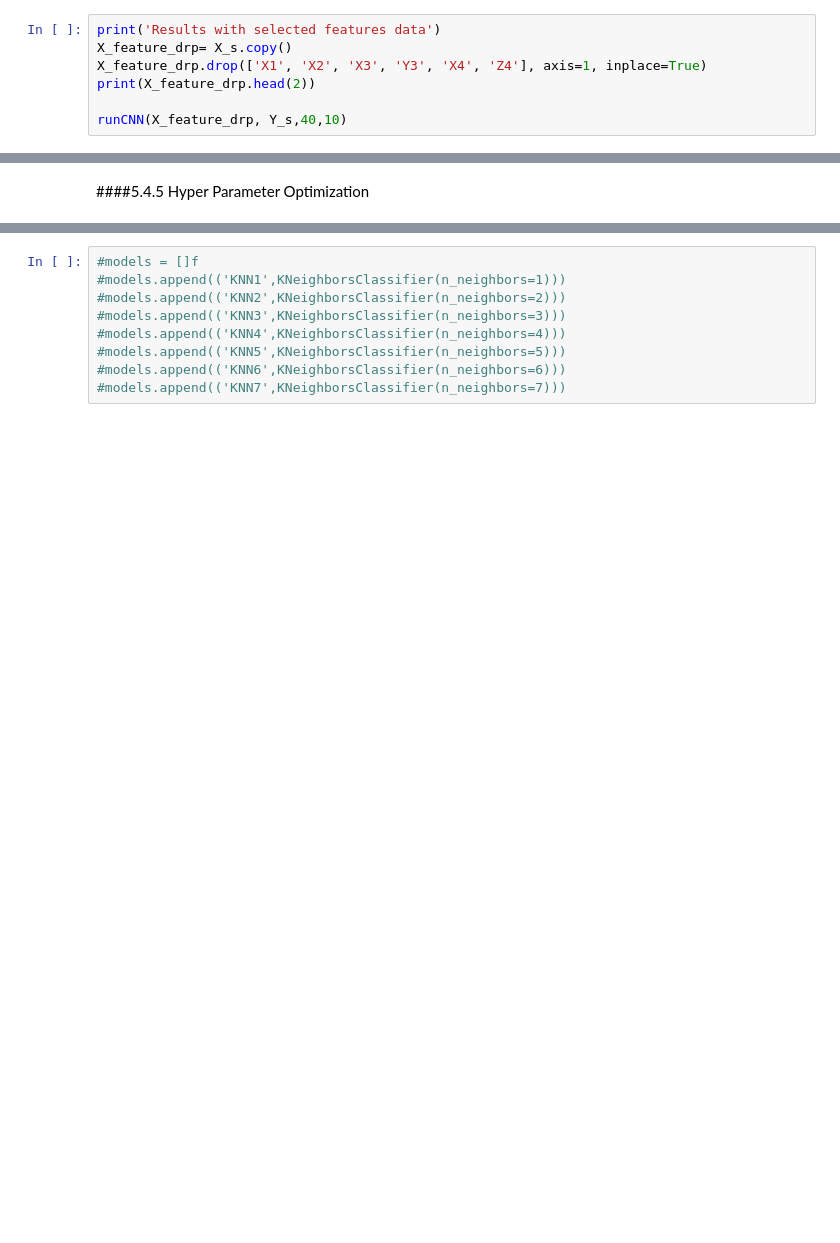
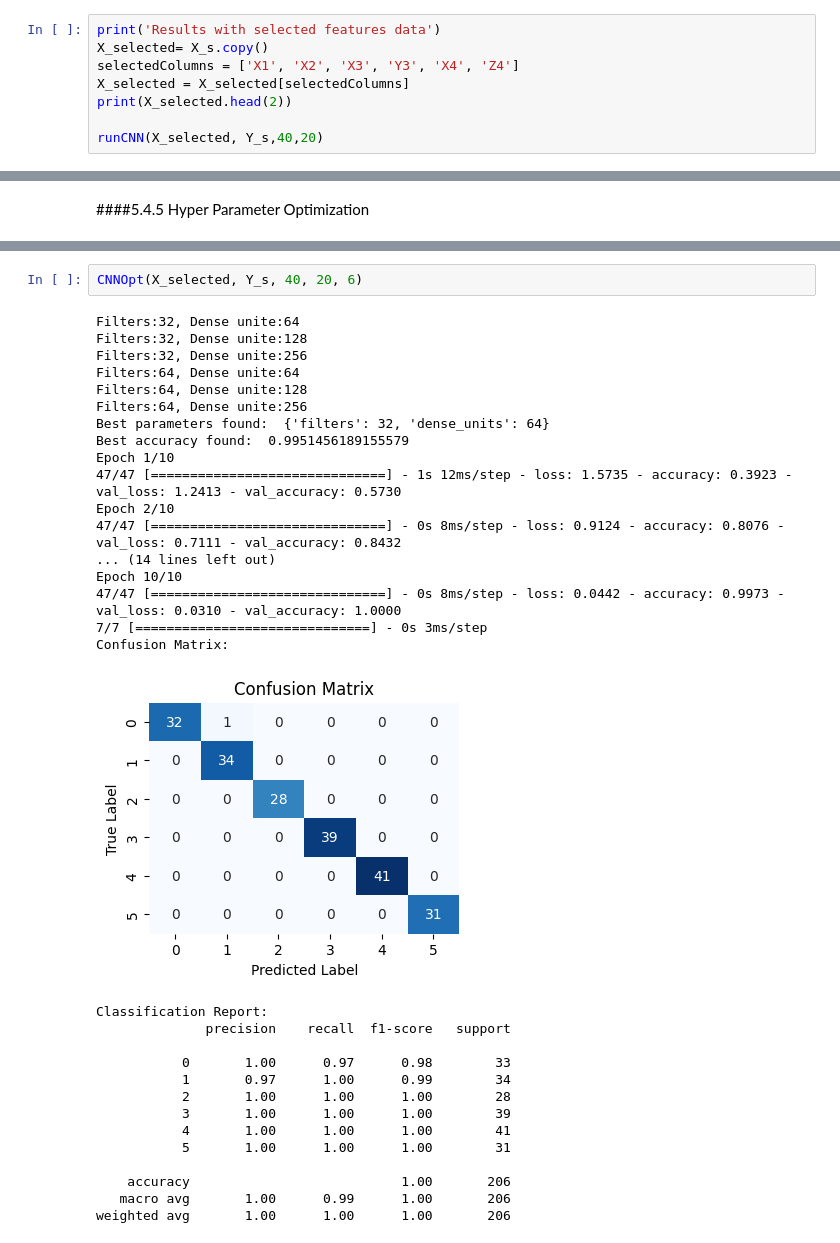
Before and after one commit to subodha1980/BU, a Jupyter notebook: activityDetection.ipynb, the cells around one changed output, grey strips where cells are left out. Drawn from its saved outputs; the diff is of its cells as text; blank space fills up the shorter version.

```diff
--- a/activityDetection.ipynb
+++ b/activityDetection.ipynb
@@ -1280,9 +1280,10 @@ Let's frop the previously identified least significant features.
 # %%
 print('Results with selected features data')
-X_feature_drp= X_s.copy()
-X_feature_drp.drop(['X1', 'X2', 'X3', 'Y3', 'X4', 'Z4'], axis=1, inplace=True)
-print(X_feature_drp.head(2))
+X_selected= X_s.copy()
+selectedColumns = ['X1', 'X2', 'X3', 'Y3', 'X4', 'Z4']
+X_selected = X_selected[selectedColumns]
+print(X_selected.head(2))
 
-runCNN(X_feature_drp, Y_s,40,10)
+runCNN(X_selected, Y_s,40,20)
 # %% [output]
 Results with selected features data
@@ -1453,9 +1387,34 @@ weighted avg       0.99      0.99      0.99       409
-# %%
-#models = []f
-#models.append(('KNN1',KNeighborsClassifier(n_neighbors=1)))
-#models.append(('KNN2',KNeighborsClassifier(n_neighbors=2)))
-#models.append(('KNN3',KNeighborsClassifier(n_neighbors=3)))
-#models.append(('KNN4',KNeighborsClassifier(n_neighbors=4)))
-#models.append(('KNN5',KNeighborsClassifier(n_neighbors=5)))
-#models.append(('KNN6',KNeighborsClassifier(n_neighbors=6)))
-#models.append(('KNN7',KNeighborsClassifier(n_neighbors=7)))
+# %%
+CNNOpt(X_selected, Y_s, 40, 20, 6)
+# %% [output]
+Filters:32, Dense unite:64
+Filters:32, Dense unite:128
+Filters:32, Dense unite:256
+Filters:64, Dense unite:64
+Filters:64, Dense unite:128
+Filters:64, Dense unite:256
+Best parameters found:  {'filters': 32, 'dense_units': 64}
+Best accuracy found:  0.9951456189155579
+Epoch 1/10
+47/47 [==============================] - 1s 12ms/step - loss: 1.5735 - accuracy: 0.3923 - val_loss: 1.2413 - val_accuracy: 0.5730
+Epoch 2/10
+47/47 [==============================] - 0s 8ms/step - loss: 0.9124 - accuracy: 0.8076 - val_loss: 0.7111 - val_accuracy: 0.8432
+... (14 lines left out)
+Epoch 10/10
+47/47 [==============================] - 0s 8ms/step - loss: 0.0442 - accuracy: 0.9973 - val_loss: 0.0310 - val_accuracy: 1.0000
+7/7 [==============================] - 0s 3ms/step
+Confusion Matrix:
+[figure, added]
+Classification Report:
+              precision    recall  f1-score   support
+
+           0       1.00      0.97      0.98        33
+           1       0.97      1.00      0.99        34
+           2       1.00      1.00      1.00        28
+           3       1.00      1.00      1.00        39
+           4       1.00      1.00      1.00        41
+           5       1.00      1.00      1.00        31
+
+    accuracy                           1.00       206
+   macro avg       1.00      0.99      1.00       206
+weighted avg       1.00      1.00      1.00       206
```
Also changed, not shown: parts of 4 cells of this notebook.
